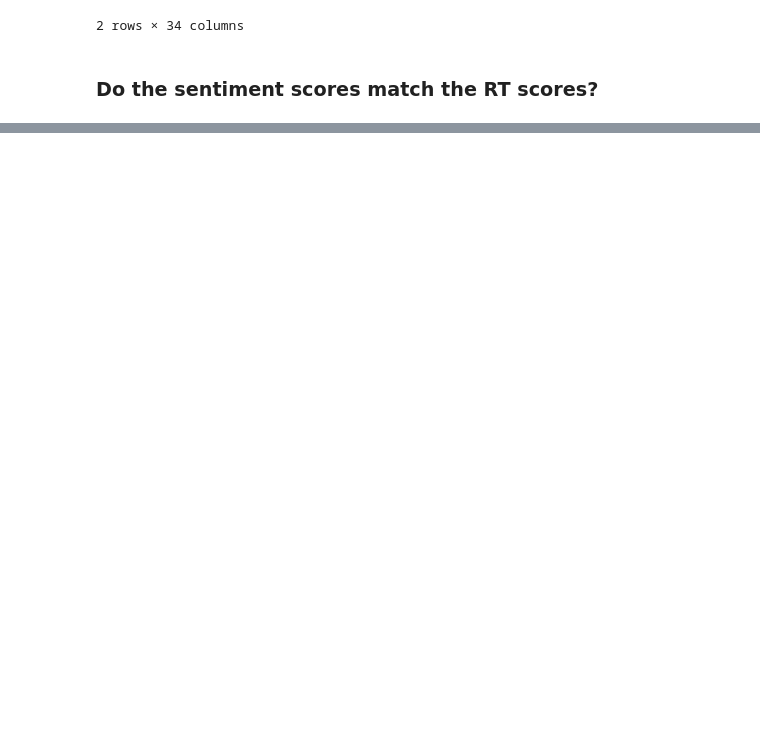
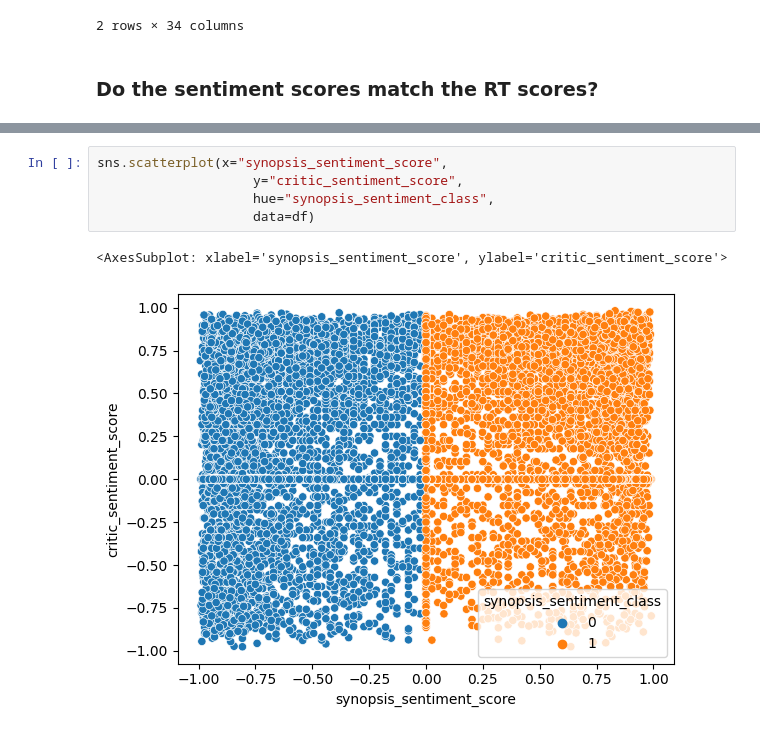
Before and after one commit to statzenthusiast921/rotten-tomatoes-analysis, a Jupyter notebook: notebooks/Rotten Tomatoes EDA 01.16.23.ipynb, the cells around one changed output, grey strips where cells are left out. Cells and saved outputs as stored; diff of their text form; blank space fills up the shorter version.

```diff
--- a/notebooks/Rotten Tomatoes EDA 01.16.23.ipynb
+++ b/notebooks/Rotten Tomatoes EDA 01.16.23.ipynb
@@ -458,0 +452,8 @@ sns.scatterplot(x="compound_critic",
+# %%
+sns.scatterplot(x="synopsis_sentiment_score",
+                    y="critic_sentiment_score",
+                    hue="synopsis_sentiment_class",
+                    data=df)
+# %% [output]
+<AxesSubplot: xlabel='synopsis_sentiment_score', ylabel='critic_sentiment_score'>
+[figure, added]
```
Also changed, not shown: parts of 16 cells of this notebook.
